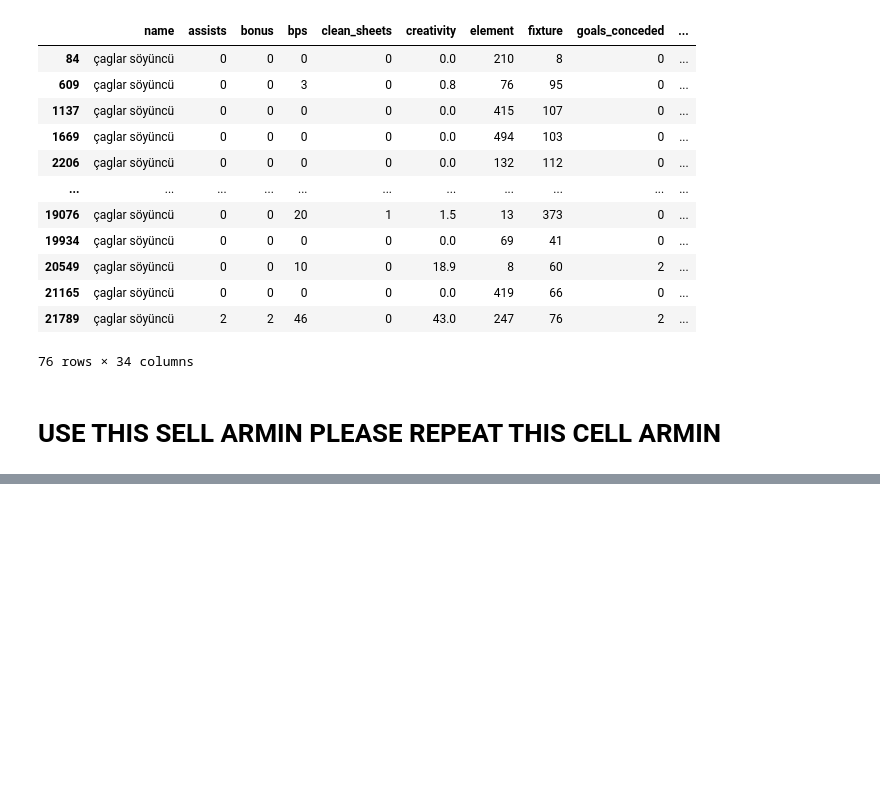
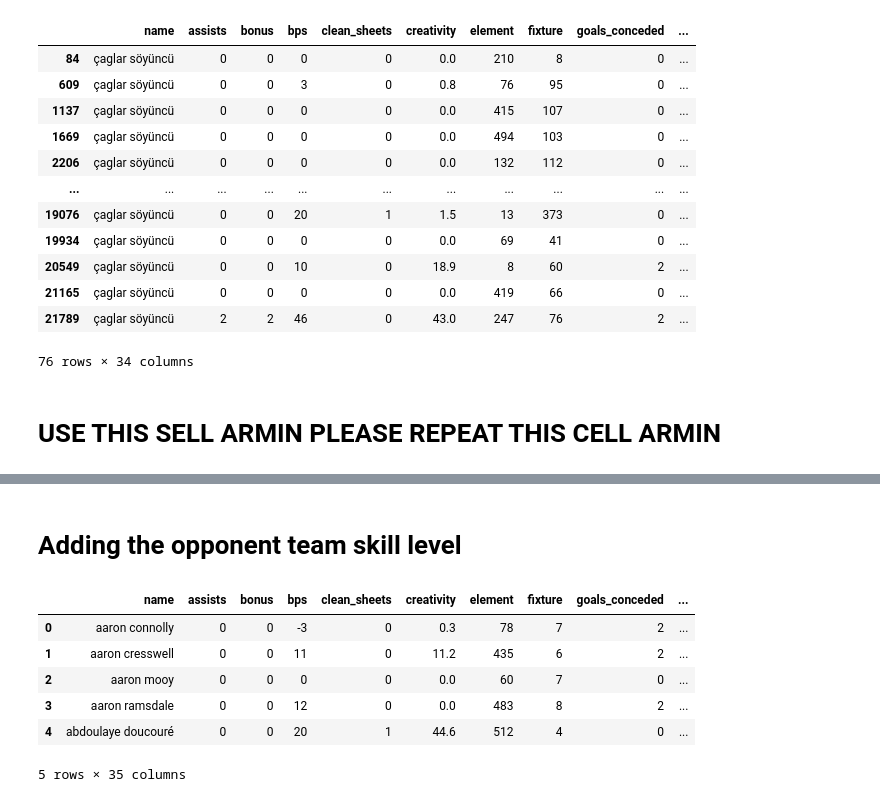
Before and after one commit to 1kruidenp/fflpred, a Jupyter notebook: notebooks/peps_notebook.ipynb, the cells around one changed output, grey strips where cells are left out. Drawn from its saved outputs; the diff is of its cells as text; code cells hidden in the pictures; blank space fills up the shorter version.

```diff
--- a/notebooks/peps_notebook.ipynb
+++ b/notebooks/peps_notebook.ipynb
@@ -350,0 +359,2 @@ for i,row in complete_data.iterrows(): #Change the goalkeeper Danny Ward to the
+# %% [markdown]
+# Adding the opponent team skill level
@@ -350,0 +420,10 @@ for i,row in complete_data.iterrows(): #Change the goalkeeper Danny Ward to the
+# %%
+df21.head()
+# %% [output]
+|  | name | assists | bonus | bps | clean_sheets | creativity | element | fixture | goals_conceded | ... |
+| 0 | aaron connolly | 0 | 0 | -3 | 0 | 0.3 | 78 | 7 | 2 | ... |
+| 1 | aaron cresswell | 0 | 0 | 11 | 0 | 11.2 | 435 | 6 | 2 | ... |
+| 2 | aaron mooy | 0 | 0 | 0 | 0 | 0.0 | 60 | 7 | 0 | ... |
+| 3 | aaron ramsdale | 0 | 0 | 12 | 0 | 0.0 | 483 | 8 | 2 | ... |
+| 4 | abdoulaye doucouré | 0 | 0 | 20 | 1 | 44.6 | 512 | 4 | 0 | ... |
+5 rows × 35 columns
```
Also changed, not shown: parts of 16 cells of this notebook.
